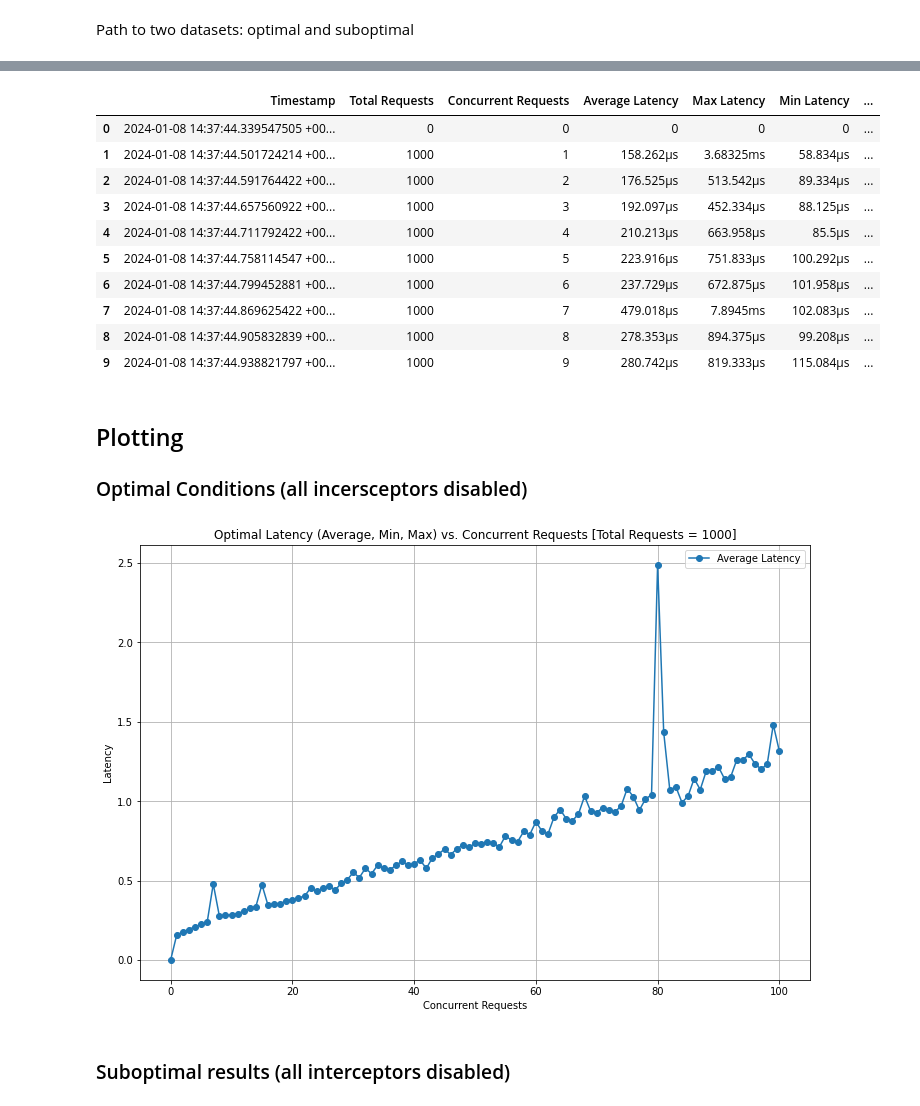
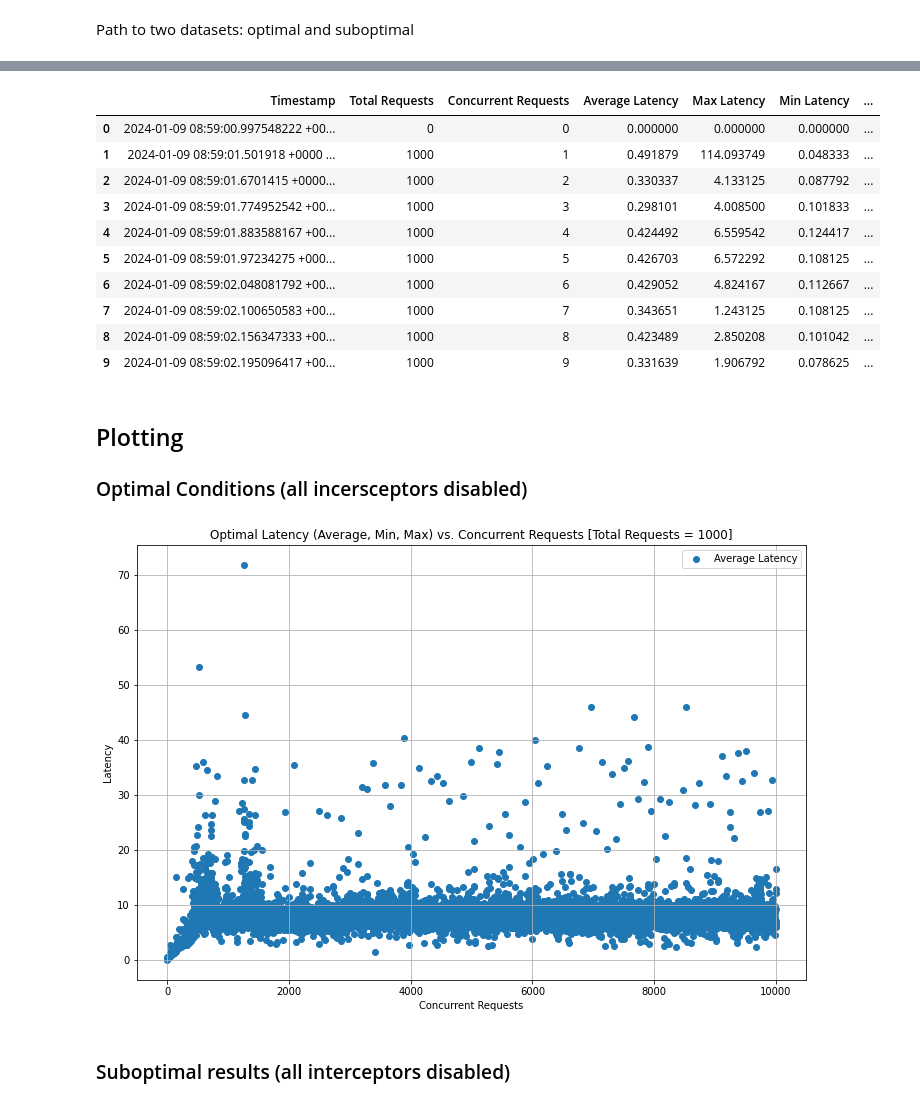
Before and after one commit to louisloechel/CloudServiceBenchmarking, a Jupyter notebook: analysis/plots.ipynb, the cells around one changed output, grey strips where cells are left out. Drawn from its saved outputs; the diff is of its cells as text; code cells hidden in the pictures.

```diff
--- a/analysis/plots.ipynb
+++ b/analysis/plots.ipynb
@@ -11,8 +11,8 @@ import seaborn as sns
 # %% [markdown]
 Path to two datasets: optimal and suboptimal
 # %%
-optimal_path = '../results_optimal.csv'
-suboptimal_path = '../results_suboptimal.csv'
+optimal_path = '../results_optimal_10000.csv'
+suboptimal_path = '../results_suboptimal_10000.csv'
 # %%
 data = pd.read_csv(optimal_path)
 # Function to convert latency values to milliseconds
@@ -63,34 +63,34 @@ data_suboptimal['Min Latency'] = data_suboptimal['Min Latency'].apply(convert_la
 data.head(10)
 # %% [output]
 |  | Timestamp | Total Requests | Concurrent Requests | Average Latency | Max Latency | Min Latency | ... |
-| 0 | 2024-01-08 14:37:44.339547505 +00... | 0 | 0 | 0 | 0 | 0 | ... |
-| 1 | 2024-01-08 14:37:44.501724214 +00... | 1000 | 1 | 158.262µs | 3.68325ms | 58.834µs | ... |
-| 2 | 2024-01-08 14:37:44.591764422 +00... | 1000 | 2 | 176.525µs | 513.542µs | 89.334µs | ... |
-| 3 | 2024-01-08 14:37:44.657560922 +00... | 1000 | 3 | 192.097µs | 452.334µs | 88.125µs | ... |
-| 4 | 2024-01-08 14:37:44.711792422 +00... | 1000 | 4 | 210.213µs | 663.958µs | 85.5µs | ... |
-| 5 | 2024-01-08 14:37:44.758114547 +00... | 1000 | 5 | 223.916µs | 751.833µs | 100.292µs | ... |
-| 6 | 2024-01-08 14:37:44.799452881 +00... | 1000 | 6 | 237.729µs | 672.875µs | 101.958µs | ... |
-| 7 | 2024-01-08 14:37:44.869625422 +00... | 1000 | 7 | 479.018µs | 7.8945ms | 102.083µs | ... |
-| 8 | 2024-01-08 14:37:44.905832839 +00... | 1000 | 8 | 278.353µs | 894.375µs | 99.208µs | ... |
-| 9 | 2024-01-08 14:37:44.938821797 +00... | 1000 | 9 | 280.742µs | 819.333µs | 115.084µs | ... |
+| 0 | 2024-01-09 08:59:00.997548222 +00... | 0 | 0 | 0.000000 | 0.000000 | 0.000000 | ... |
+| 1 | 2024-01-09 08:59:01.501918 +0000 ... | 1000 | 1 | 0.491879 | 114.093749 | 0.048333 | ... |
+| 2 | 2024-01-09 08:59:01.6701415 +0000... | 1000 | 2 | 0.330337 | 4.133125 | 0.087792 | ... |
+| 3 | 2024-01-09 08:59:01.774952542 +00... | 1000 | 3 | 0.298101 | 4.008500 | 0.101833 | ... |
+| 4 | 2024-01-09 08:59:01.883588167 +00... | 1000 | 4 | 0.424492 | 6.559542 | 0.124417 | ... |
+| 5 | 2024-01-09 08:59:01.97234275 +000... | 1000 | 5 | 0.426703 | 6.572292 | 0.108125 | ... |
+| 6 | 2024-01-09 08:59:02.048081792 +00... | 1000 | 6 | 0.429052 | 4.824167 | 0.112667 | ... |
+| 7 | 2024-01-09 08:59:02.100650583 +00... | 1000 | 7 | 0.343651 | 1.243125 | 0.108125 | ... |
+| 8 | 2024-01-09 08:59:02.156347333 +00... | 1000 | 8 | 0.423489 | 2.850208 | 0.101042 | ... |
+| 9 | 2024-01-09 08:59:02.195096417 +00... | 1000 | 9 | 0.331639 | 1.906792 | 0.078625 | ... |
 # %% [markdown]
 ## Plotting
 ### Optimal Conditions (all incersceptors disabled)
 # %%
 # Plotting Average, Min, and Max Latency
 plt.figure(figsize=(12, 8))
-plt.plot(data['Concurrent Requests'], data['Average Latency'], marker='o', label='Average Latency')
+plt.scatter(data['Concurrent Requests'], data['Average Latency'], marker='o', label='Average Latency')
 # plt.plot(data['Concurrent Requests'], data['Min Latency (ms)'], marker='x', linestyle='--', label='Min Latency')
 # plt.plot(data['Concurrent Requests'], data['Max Latency (ms)'], marker='s', linestyle='-.', label='Max Latency')
 
 plt.title('Optimal Latency (Average, Min, Max) vs. Concurrent Requests [Total Requests = ' + str(data["Total Requests"][1]) + ']')
 plt.xlabel('Concurrent Requests')
 plt.ylabel('Latency')
 plt.legend()
 plt.grid(True)
 plt.show()
 # %% [output]
-[figure, old version]
+[figure, new version]
 # %% [markdown]
 ### Suboptimal results (all interceptors disabled)
 # %%
```
Also changed, not shown: parts of 9 cells of this notebook.
